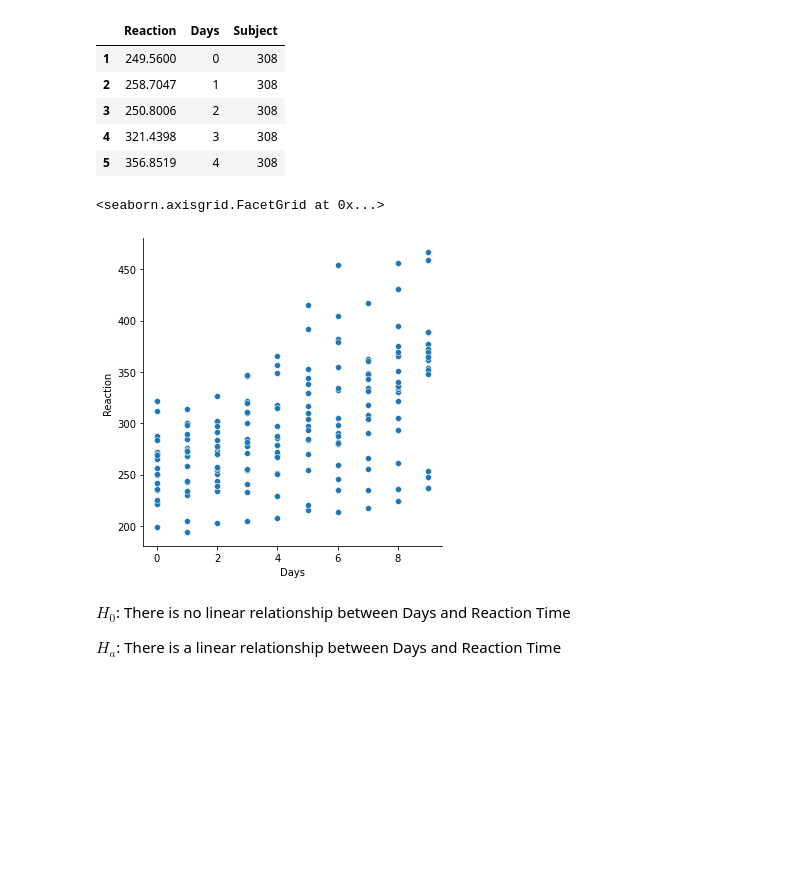
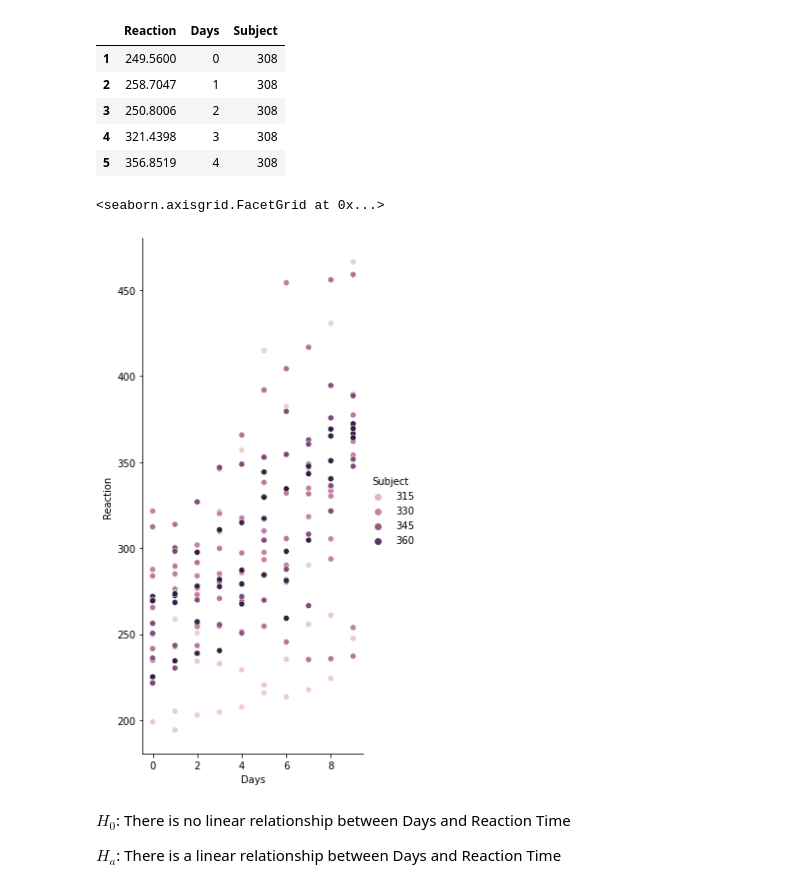
Before and after one commit to David-Howell/statistics-exercises, a Jupyter notebook: hypothesis_testing.ipynb, the cells around one changed output. Drawn from its saved outputs; the diff is of its cells as text; code cells hidden in the pictures; blank space fills up the shorter version.

```diff
--- a/hypothesis_testing.ipynb
+++ b/hypothesis_testing.ipynb
@@ -842,11 +862,14 @@ sleep.head()
 # %%
 sns.relplot(data= sleep,
             x = 'Days',
-            y = 'Reaction'
+            y = 'Reaction',
+            hue = 'Subject',
+            height = 8,
+            aspect = .5
 )
 # %% [output]
 <seaborn.axisgrid.FacetGrid at 0x...>
-[figure, old version]
+[figure, new version]
 # %% [markdown]
   $H_{0}$: There is no linear relationship between Days and Reaction Time
 
```
Also changed, not shown: parts of 16 cells of this notebook.
